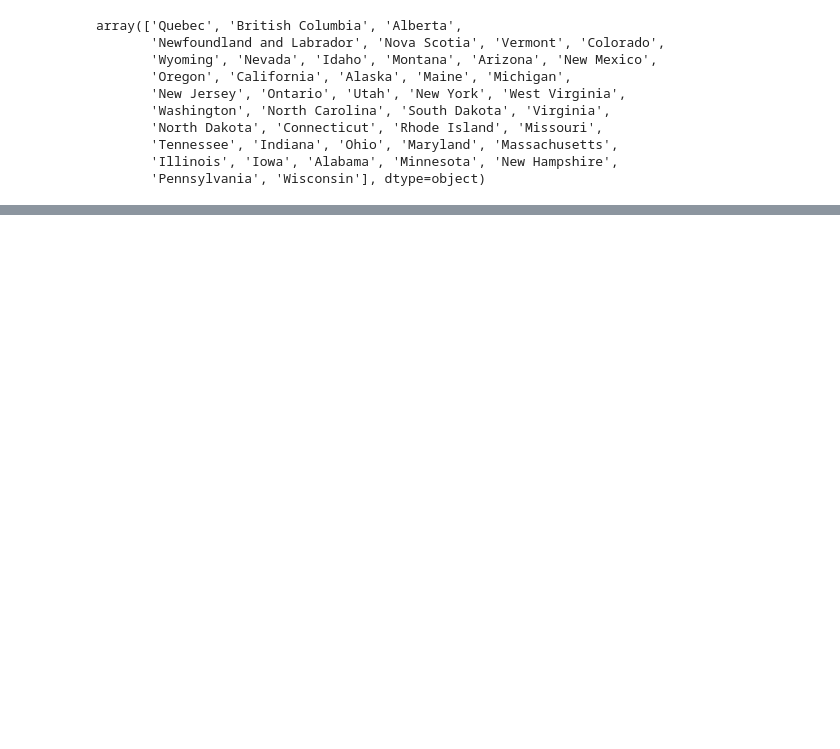
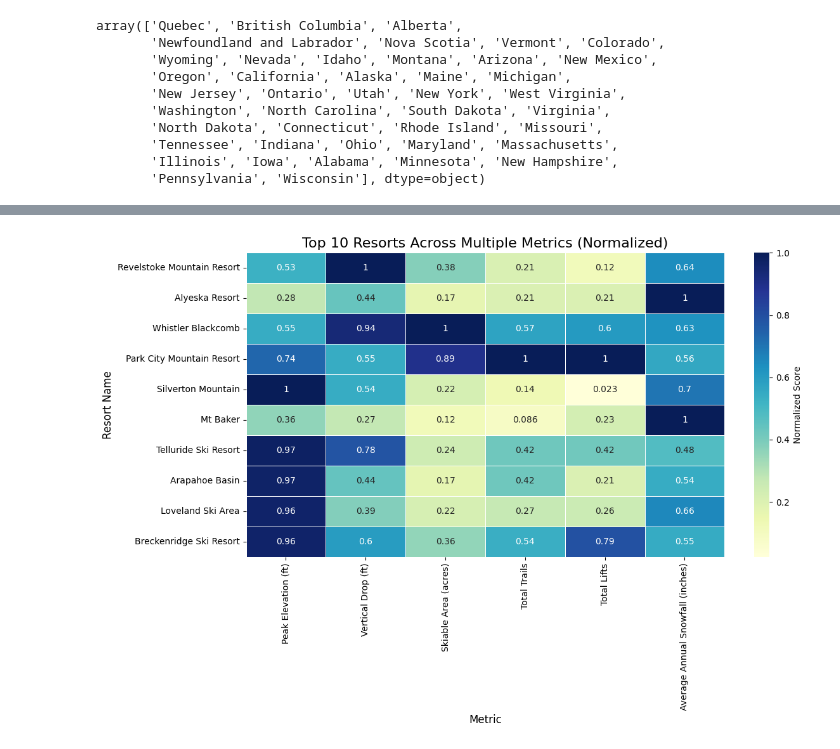
Before and after one commit to ella-walker/weather_api_project, a Jupyter notebook: weather.ipynb, the cells around one changed output, grey strips where cells are left out. Cells and saved outputs as stored; diff of their text form; code cells hidden in the pictures; blank space fills up the shorter version.

```diff
--- a/weather.ipynb
+++ b/weather.ipynb
@@ -248,0 +434,66 @@ array(['Quebec', 'British Columbia', 'Alberta',
+# %%
+# Make sure numeric columns are numeric
+numeric_cols = ['Peak Elevation (ft)', 'Vertical Drop (ft)', 'Skiable Area (acres)',
+                'Total Trails', 'Total Lifts', 'Average Annual Snowfall (inches)']
+for col in numeric_cols:
+    df[col] = pd.to_numeric(df[col], errors='coerce')
+
+# Step 1: Select relevant columns
+extreme_cols = ['Resort Name'] + numeric_cols
+df_extreme = df[extreme_cols].copy()
+
+# Step 2: Normalize each column (0-1) for comparison
+df_norm = df_extreme.copy()
+for col in numeric_cols:
+    df_norm[col] = (df_extreme[col] - df_extreme[col].min()) / (df_extreme[col].max() - df_extreme[col].min())
+
+# Step 3: Keep top N resorts by any metric
+top_resorts = df_norm.set_index('Resort Name').max(axis=1).nlargest(10).index
+df_top = df_norm.set_index('Resort Name').loc[top_resorts]
+
+# Step 4: Plot heatmap
+plt.figure(figsize=(12,8))
+sns.heatmap(df_top, annot=True, cmap='YlGnBu', cbar_kws={'label': 'Normalized Score'}, linewidths=0.5)
+plt.title('Top 10 Resorts Across Multiple Metrics (Normalized)', fontsize=16)
+plt.ylabel('Resort Name', fontsize=12)
+plt.xlabel('Metric', fontsize=12)
+plt.tight_layout()
+plt.show()
+
+# Analysis of Extreme Ski Resorts
+
+# To understand which resorts stand out across multiple dimensions, we created a heatmap of the top 10 resorts based on six key metrics:
+
+# Peak Elevation (ft) – How tall the resort is.
+
+# Vertical Drop (ft) – How steep the slopes are.
+
+# Skiable Area (acres) – Total size of the skiable terrain.
+
+# Total Trails – Number of trails available.
+
+# Total Lifts – Number of lifts servicing the resort.
+
+# Average Annual Snowfall (inches) – Typical snow accumulation.
+
+# Methodology
+
+# Each metric was normalized to a 0–1 scale so they are comparable.
+
+# The top 10 resorts were selected based on having the highest normalized score in at least one metric.
+
+# A heatmap was created where darker colors indicate higher relative values for that metric.
+
+# Interpretation
+
+# Resorts that are dark across multiple columns are “all-around extreme” resorts. For example:
+
+# Some resorts have both very high peaks and large vertical drops, making them attractive for advanced skiers.
+
+# Others may not be the tallest but have large skiable areas or many trails, making them appealing for families or powder enthusiasts.
+
+# The heatmap highlights which resorts dominate in multiple categories versus those that are only extreme in one dimension.
+
+# This analysis helps identify resorts that offer the most extreme overall skiing experience, not just based on a single factor like snowfall or slope steepness.
+# %% [output]
+[figure, added]
```
Also changed, not shown: parts of 10 cells of this notebook.
